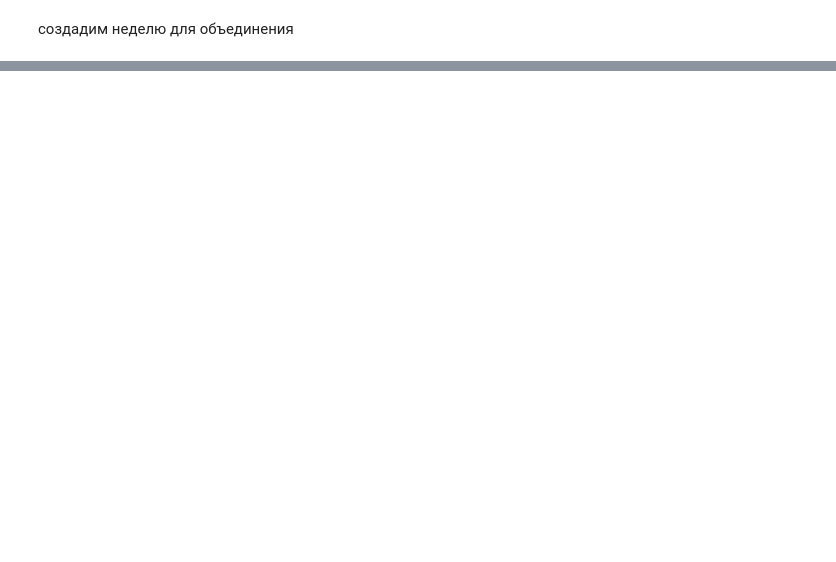
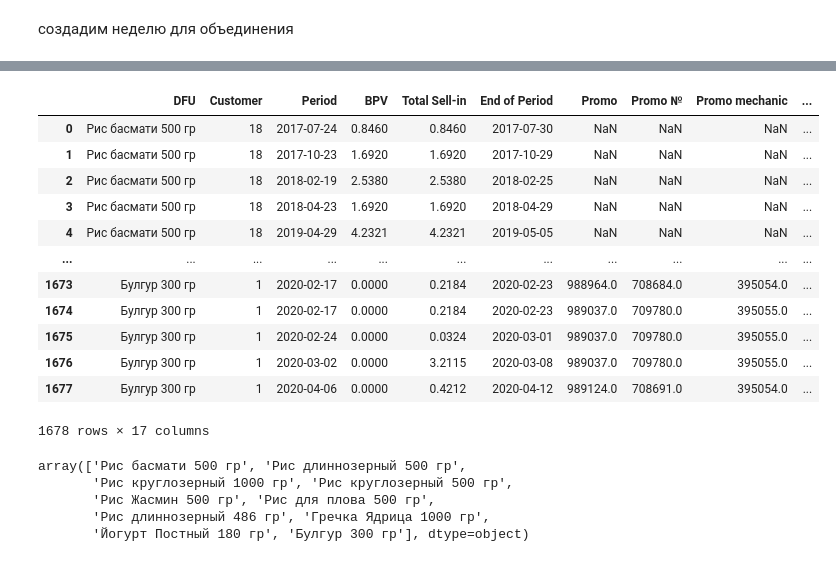
Before and after one commit to DenisMakukh/it-consulting, a Jupyter notebook: main.ipynb, the cells around one changed output, grey strips where cells are left out. Saved outputs shown, nothing was run; the diff lists cells and outputs as text; code cells hidden in the pictures; blank space fills up the shorter version.

Commit message:
feat: merge data

```diff
--- a/main.ipynb
+++ b/main.ipynb
@@ -127,8 +161,2 @@ missing_promo_days
 # %% [markdown]
 создадим неделю для объединения
-# %%
-promo_df_cleaned["Start Date on shelf"] = pd.to_datetime(promo_df_cleaned["Start Date on shelf"])
-promo_df_cleaned["Week"] = promo_df_cleaned["Start Date on shelf"].dt.strftime("%Y-%W")
-
-sales_df_cleaned["Period"] = pd.to_datetime(sales_df_cleaned["Period"], format="%Y-%W")
-sales_df_cleaned["Week"] = sales_df_cleaned["Period"].dt.strftime("%Y-%W")
@@ -193,0 +163,2 @@ Merged df shape: (2096, 17)
+# %%
+sales_df_cleaned['End of Period'] = sales_df_cleaned['Period'] + pd.Timedelta(days=6)
@@ -193,0 +187,32 @@ Merged df shape: (2096, 17)
+# %%
+merged_df = pd.merge(
+    sales_df_cleaned,
+    promo_df_cleaned,
+    left_on=['Customer', 'DFU'],
+    right_on=['Customer', 'DFU'],
+    how='left'
+)
+
+merged_df = merged_df[
+    (merged_df['Period'] <= merged_df['End Date of shipment']) &
+    (merged_df['End of Period'] >= merged_df['First Date of shipment']) |
+    (merged_df['First Date of shipment'].isna())
+]
+
+merged_df = merged_df.reset_index(drop=True)
+# %%
+merged_df
+# %% [output]
+|  | DFU | Customer | Period | BPV | Total Sell-in | End of Period | Promo | Promo № | Promo mechanic | ... |
+| 0 | Рис басмати 500 гр | 18 | 2017-07-24 | 0.8460 | 0.8460 | 2017-07-30 | NaN | NaN | NaN | ... |
+| 1 | Рис басмати 500 гр | 18 | 2017-10-23 | 1.6920 | 1.6920 | 2017-10-29 | NaN | NaN | NaN | ... |
+| 2 | Рис басмати 500 гр | 18 | 2018-02-19 | 2.5380 | 2.5380 | 2018-02-25 | NaN | NaN | NaN | ... |
+| 3 | Рис басмати 500 гр | 18 | 2018-04-23 | 1.6920 | 1.6920 | 2018-04-29 | NaN | NaN | NaN | ... |
+| 4 | Рис басмати 500 гр | 18 | 2019-04-29 | 4.2321 | 4.2321 | 2019-05-05 | NaN | NaN | NaN | ... |
+| ... | ... | ... | ... | ... | ... | ... | ... | ... | ... | ... |
+| 1673 | Булгур 300 гр | 1 | 2020-02-17 | 0.0000 | 0.2184 | 2020-02-23 | 988964.0 | 708684.0 | 395054.0 | ... |
+| 1674 | Булгур 300 гр | 1 | 2020-02-17 | 0.0000 | 0.2184 | 2020-02-23 | 989037.0 | 709780.0 | 395055.0 | ... |
+| 1675 | Булгур 300 гр | 1 | 2020-02-24 | 0.0000 | 0.0324 | 2020-03-01 | 989037.0 | 709780.0 | 395055.0 | ... |
+| 1676 | Булгур 300 гр | 1 | 2020-03-02 | 0.0000 | 3.2115 | 2020-03-08 | 989037.0 | 709780.0 | 395055.0 | ... |
+| 1677 | Булгур 300 гр | 1 | 2020-04-06 | 0.0000 | 0.4212 | 2020-04-12 | 989124.0 | 708691.0 | 395054.0 | ... |
+1678 rows × 17 columns
@@ -193,0 +223,8 @@ Merged df shape: (2096, 17)
+# %%
+merged_df['DFU'].unique()
+# %% [output]
+array(['Рис басмати 500 гр', 'Рис длиннозерный 500 гр',
+       'Рис круглозерный 1000 гр', 'Рис круглозерный 500 гр',
+       'Рис Жасмин 500 гр', 'Рис для плова 500 гр',
+       'Рис длиннозерный 486 гр', 'Гречка Ядрица 1000 гр',
+       'Йогурт Постный 180 гр', 'Булгур 300 гр'], dtype=object)
```
Also changed, not shown: parts of 15 cells of this notebook, 1 other file.
